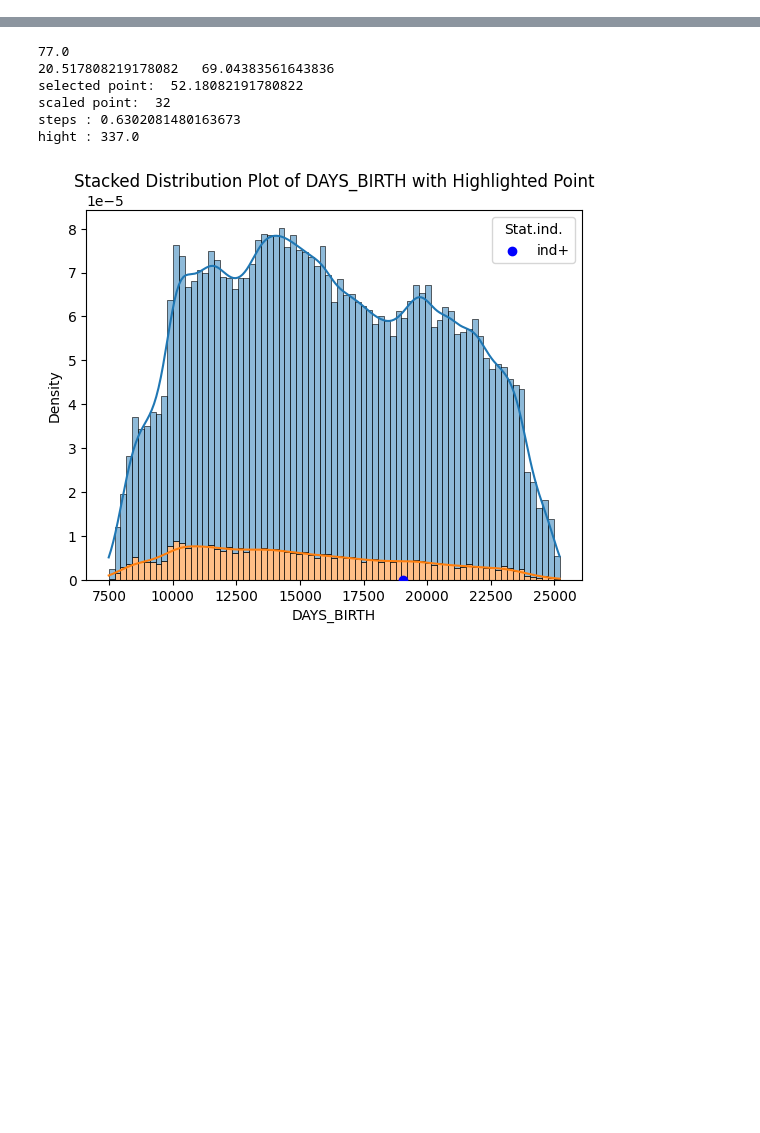
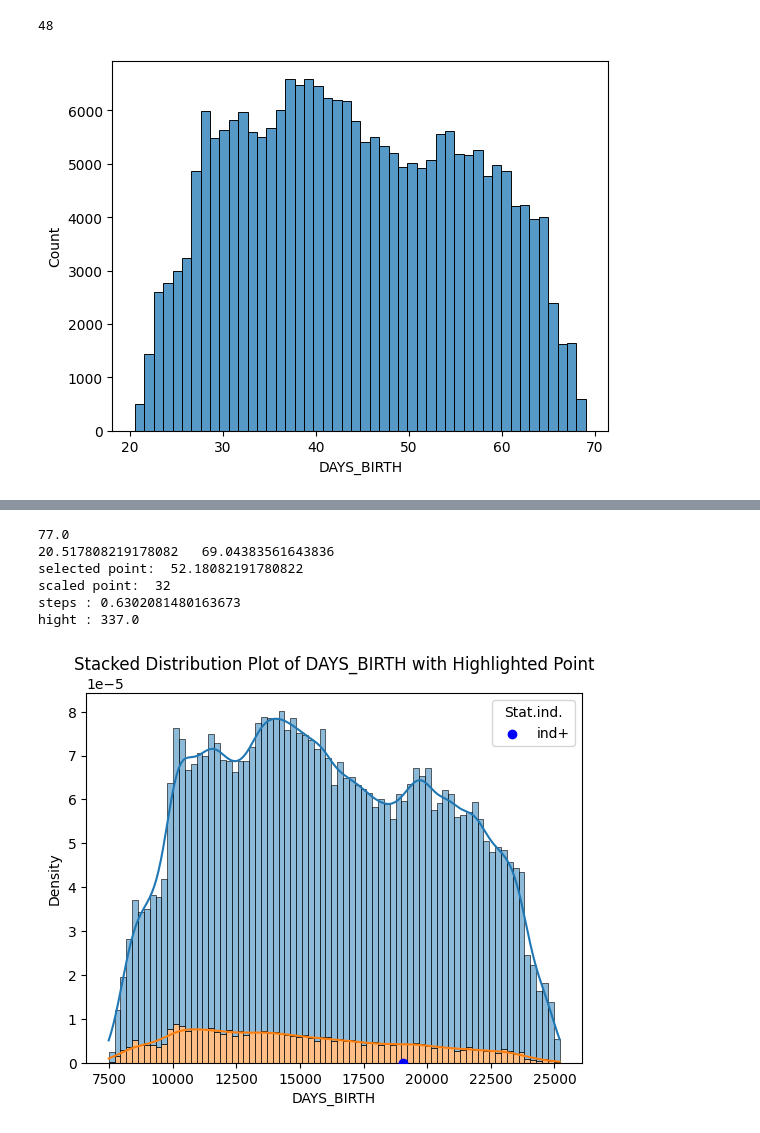
Before and after one commit to MarkoBrie/credit_scoring_with_MLOPS, a Jupyter notebook: Dashboard_test.ipynb, the cells around one changed output, grey strips where cells are left out. Drawn from its saved outputs; the diff is of its cells as text; code cells hidden in the pictures; blank space fills up the shorter version.

```diff
--- a/Dashboard_test.ipynb
+++ b/Dashboard_test.ipynb
@@ -151,0 +109,11 @@ hight : 968.5
+# %%
+fig, ax = plt.subplots()
+hist = sns.histplot(data=data_0['DAYS_BIRTH'],  bins=48,  ax=ax)
+bar_height_0 = [h.get_height() for h in hist.patches]
+print(len(bar_height_0))
+#plt.show(fig)
+#pyplot.bar(range_age, bar_height_0)
+#pyplot.bar(range_age, bar_height_1, color='b')
+# %% [output]
+48
+[figure, added]
```
Also changed, not shown: parts of 19 cells of this notebook, 9 other files.
